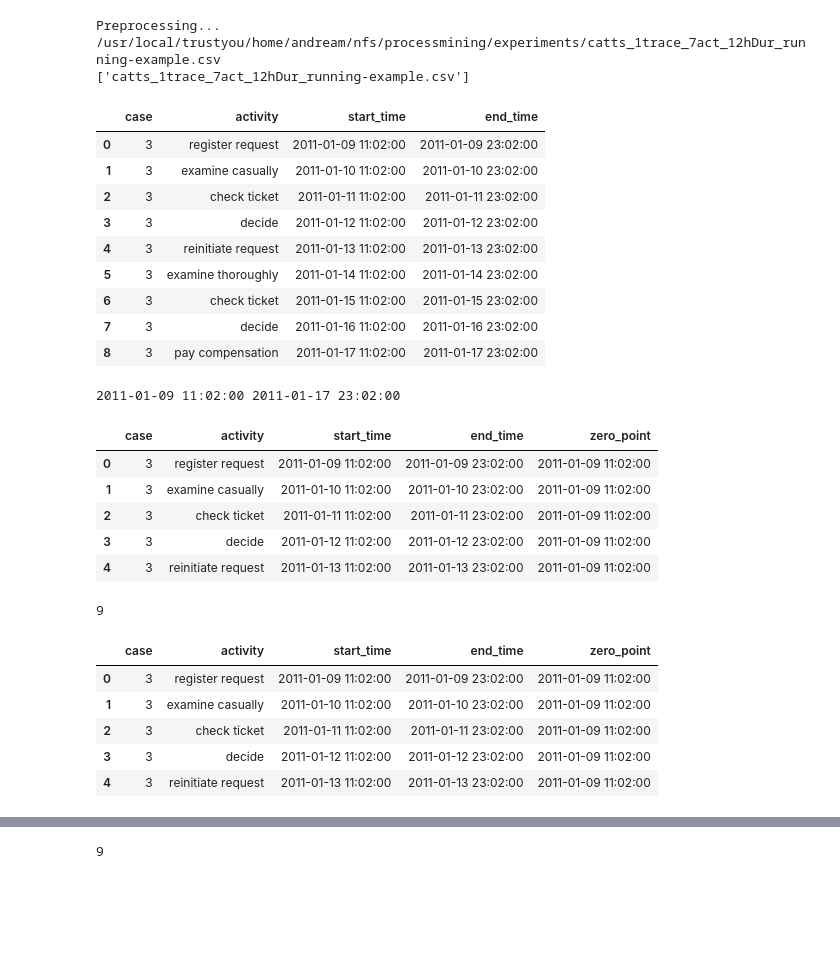
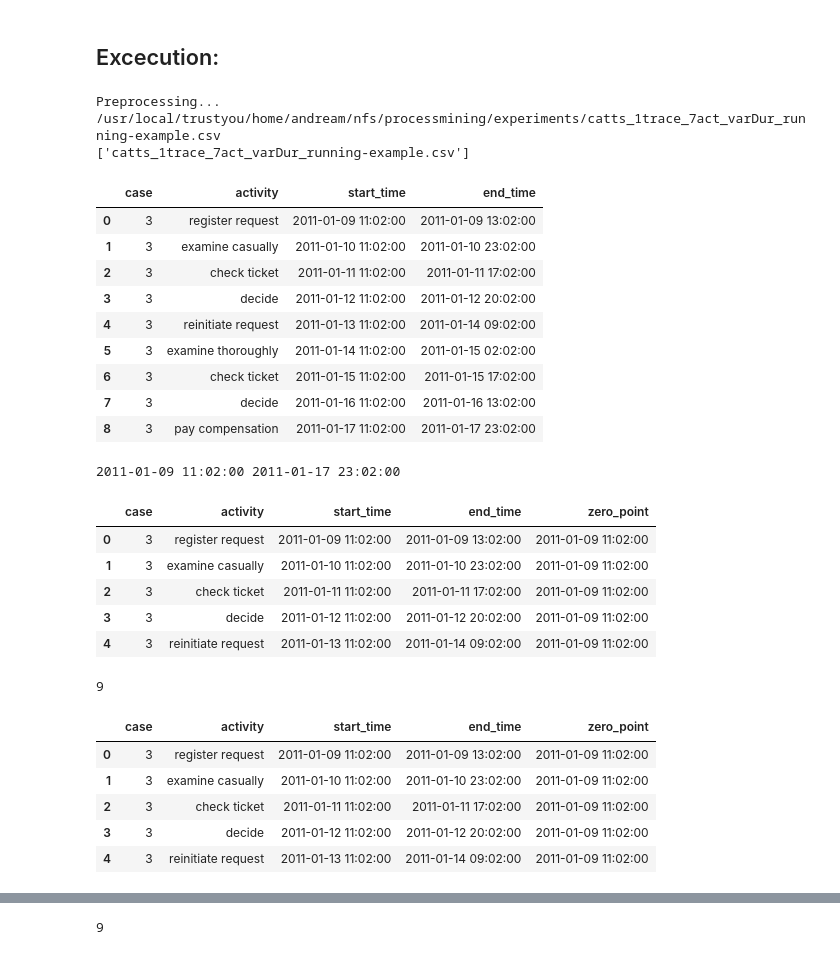
Before and after one commit to andreamalhera/perfSky, a Jupyter notebook: notebooks/pointTransformer.ipynb, the cells around one changed output, grey strips where cells are left out. Cells and saved outputs as stored; diff of their text form; code cells hidden in the pictures; blank space fills up the shorter version.

```diff
--- a/notebooks/pointTransformer.ipynb
+++ b/notebooks/pointTransformer.ipynb
@@ -1,3 +27,5 @@
+# %% [markdown]
+## Excecution:
 # %%
 import os
 import pandas as pd
@@ -6,44 +34,44 @@ import datetime
 csv_list = []
 appended = pd.DataFrame()
 LUIGI_LOG_PATH='/usr/local/trustyou/home/andream/nfs/processmining/experiments'
 #LUIGI_LOG_PATH = '/usr/local/trustyou/home/andream/nfs/processmining/minilogs/daily/'
 #LUIGI_LOG_PATH = '/usr/local/trustyou/home/andream/nfs/processmining/minilogs/table-precomp/logs/tch/'
 for filename in os.listdir(LUIGI_LOG_PATH):
-    #if filename.endswith('.csv') and filename.startswith('catts_1trace_7act_12hDur_running-example.csv'):
+    if filename.endswith('.csv') and filename.startswith('catts_1trace_7act_v'):
     #if filename.endswith('.csv') and filename.startswith('catts_1trace_7act_0dur_running-example.csv'):
     #if filename.endswith('.csv') and filename.startswith('catts_1trace_7act_1dayDur_meets_running-example.csv'):
     #if filename.endswith('.csv') and filename.startswith('catts_1trace_7act_meetsStarts'):
     #if filename.endswith('.csv') and filename.startswith('catts_daily.2019-09-.csv'):
         log_path = LUIGI_LOG_PATH+'/'+filename
         csv_list.append(filename)
         print('Preprocessing... ',log_path)
         df = pd.read_csv(log_path, index_col=False)
         appended = appended.append(df)
 
 #appended_df
 csv_list.sort()
 print(csv_list)
 
 filename = os.path.splitext(csv_list[0])[0]
 
 #appended_df.to_datetime(start_time, format="%Y-%m-%d:%H:%M:%S").sort_values()
 appended['start_time'] = pd.to_datetime(appended['start_time'], format="%Y-%m-%d %H:%M:%S").sort_values()
 appended['end_time'] = pd.to_datetime(appended['end_time'], format="%Y-%m-%d %H:%M:%S").sort_values()
 appended = appended.sort_values(by=['start_time'], ascending=True)
 appended['case'] = appended.apply(lambda row: str(row['case']), axis=1)
 appended
 # %% [output]
-Preprocessing...  /usr/local/trustyou/home/andream/nfs/processmining/experiments/catts_1trace_7act_12hDur_running-example.csv
-['catts_1trace_7act_12hDur_running-example.csv']
+Preprocessing...  /usr/local/trustyou/home/andream/nfs/processmining/experiments/catts_1trace_7act_varDur_running-example.csv
+['catts_1trace_7act_varDur_running-example.csv']
 |  | case | activity | start_time | end_time |
-| 0 | 3 | register request | 2011-01-09 11:02:00 | 2011-01-09 23:02:00 |
+| 0 | 3 | register request | 2011-01-09 11:02:00 | 2011-01-09 13:02:00 |
 | 1 | 3 | examine casually | 2011-01-10 11:02:00 | 2011-01-10 23:02:00 |
-| 2 | 3 | check ticket | 2011-01-11 11:02:00 | 2011-01-11 23:02:00 |
-| 3 | 3 | decide | 2011-01-12 11:02:00 | 2011-01-12 23:02:00 |
-| 4 | 3 | reinitiate request | 2011-01-13 11:02:00 | 2011-01-13 23:02:00 |
-| 5 | 3 | examine thoroughly | 2011-01-14 11:02:00 | 2011-01-14 23:02:00 |
-| 6 | 3 | check ticket | 2011-01-15 11:02:00 | 2011-01-15 23:02:00 |
-| 7 | 3 | decide | 2011-01-16 11:02:00 | 2011-01-16 23:02:00 |
+| 2 | 3 | check ticket | 2011-01-11 11:02:00 | 2011-01-11 17:02:00 |
+| 3 | 3 | decide | 2011-01-12 11:02:00 | 2011-01-12 20:02:00 |
+| 4 | 3 | reinitiate request | 2011-01-13 11:02:00 | 2011-01-14 09:02:00 |
+| 5 | 3 | examine thoroughly | 2011-01-14 11:02:00 | 2011-01-15 02:02:00 |
+| 6 | 3 | check ticket | 2011-01-15 11:02:00 | 2011-01-15 17:02:00 |
+| 7 | 3 | decide | 2011-01-16 11:02:00 | 2011-01-16 13:02:00 |
 | 8 | 3 | pay compensation | 2011-01-17 11:02:00 | 2011-01-17 23:02:00 |
 # %%
 def get_zero_points(group):
@@ -57,11 +85,11 @@ grouped.head()
 # %% [output]
 2011-01-09 11:02:00 2011-01-17 23:02:00
 |  | case | activity | start_time | end_time | zero_point |
-| 0 | 3 | register request | 2011-01-09 11:02:00 | 2011-01-09 23:02:00 | 2011-01-09 11:02:00 |
+| 0 | 3 | register request | 2011-01-09 11:02:00 | 2011-01-09 13:02:00 | 2011-01-09 11:02:00 |
 | 1 | 3 | examine casually | 2011-01-10 11:02:00 | 2011-01-10 23:02:00 | 2011-01-09 11:02:00 |
-| 2 | 3 | check ticket | 2011-01-11 11:02:00 | 2011-01-11 23:02:00 | 2011-01-09 11:02:00 |
-| 3 | 3 | decide | 2011-01-12 11:02:00 | 2011-01-12 23:02:00 | 2011-01-09 11:02:00 |
-| 4 | 3 | reinitiate request | 2011-01-13 11:02:00 | 2011-01-13 23:02:00 | 2011-01-09 11:02:00 |
+| 2 | 3 | check ticket | 2011-01-11 11:02:00 | 2011-01-11 17:02:00 | 2011-01-09 11:02:00 |
+| 3 | 3 | decide | 2011-01-12 11:02:00 | 2011-01-12 20:02:00 | 2011-01-09 11:02:00 |
+| 4 | 3 | reinitiate request | 2011-01-13 11:02:00 | 2011-01-14 09:02:00 | 2011-01-09 11:02:00 |
 # %%
 def get_duration(start_time, end_time):
     start = datetime.datetime.strptime(start_time, '%Y-%m-%d %H:%M:%S')
@@ -83,11 +111,11 @@ appended.head()
 # %% [output]
 9
 |  | case | activity | start_time | end_time | zero_point |
-| 0 | 3 | register request | 2011-01-09 11:02:00 | 2011-01-09 23:02:00 | 2011-01-09 11:02:00 |
+| 0 | 3 | register request | 2011-01-09 11:02:00 | 2011-01-09 13:02:00 | 2011-01-09 11:02:00 |
 | 1 | 3 | examine casually | 2011-01-10 11:02:00 | 2011-01-10 23:02:00 | 2011-01-09 11:02:00 |
-| 2 | 3 | check ticket | 2011-01-11 11:02:00 | 2011-01-11 23:02:00 | 2011-01-09 11:02:00 |
-| 3 | 3 | decide | 2011-01-12 11:02:00 | 2011-01-12 23:02:00 | 2011-01-09 11:02:00 |
-| 4 | 3 | reinitiate request | 2011-01-13 11:02:00 | 2011-01-13 23:02:00 | 2011-01-09 11:02:00 |
+| 2 | 3 | check ticket | 2011-01-11 11:02:00 | 2011-01-11 17:02:00 | 2011-01-09 11:02:00 |
+| 3 | 3 | decide | 2011-01-12 11:02:00 | 2011-01-12 20:02:00 | 2011-01-09 11:02:00 |
+| 4 | 3 | reinitiate request | 2011-01-13 11:02:00 | 2011-01-14 09:02:00 | 2011-01-09 11:02:00 |
 # %%
 #excluding = ['AllTasks', 'CrawlTask', 'ExtractTask']
 excluding = ['AllTasks']
```
Also changed, not shown: parts of 20 cells of this notebook.
